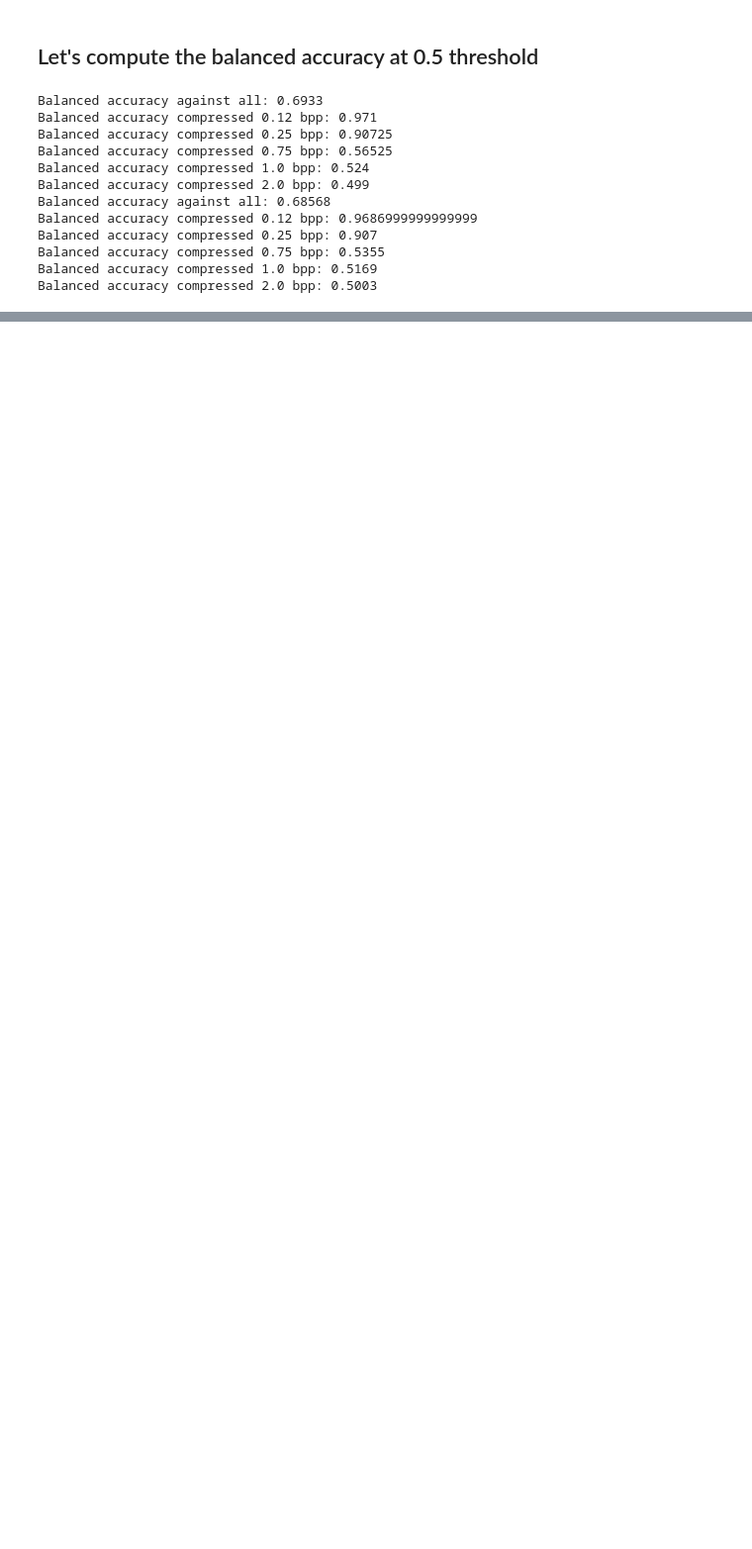
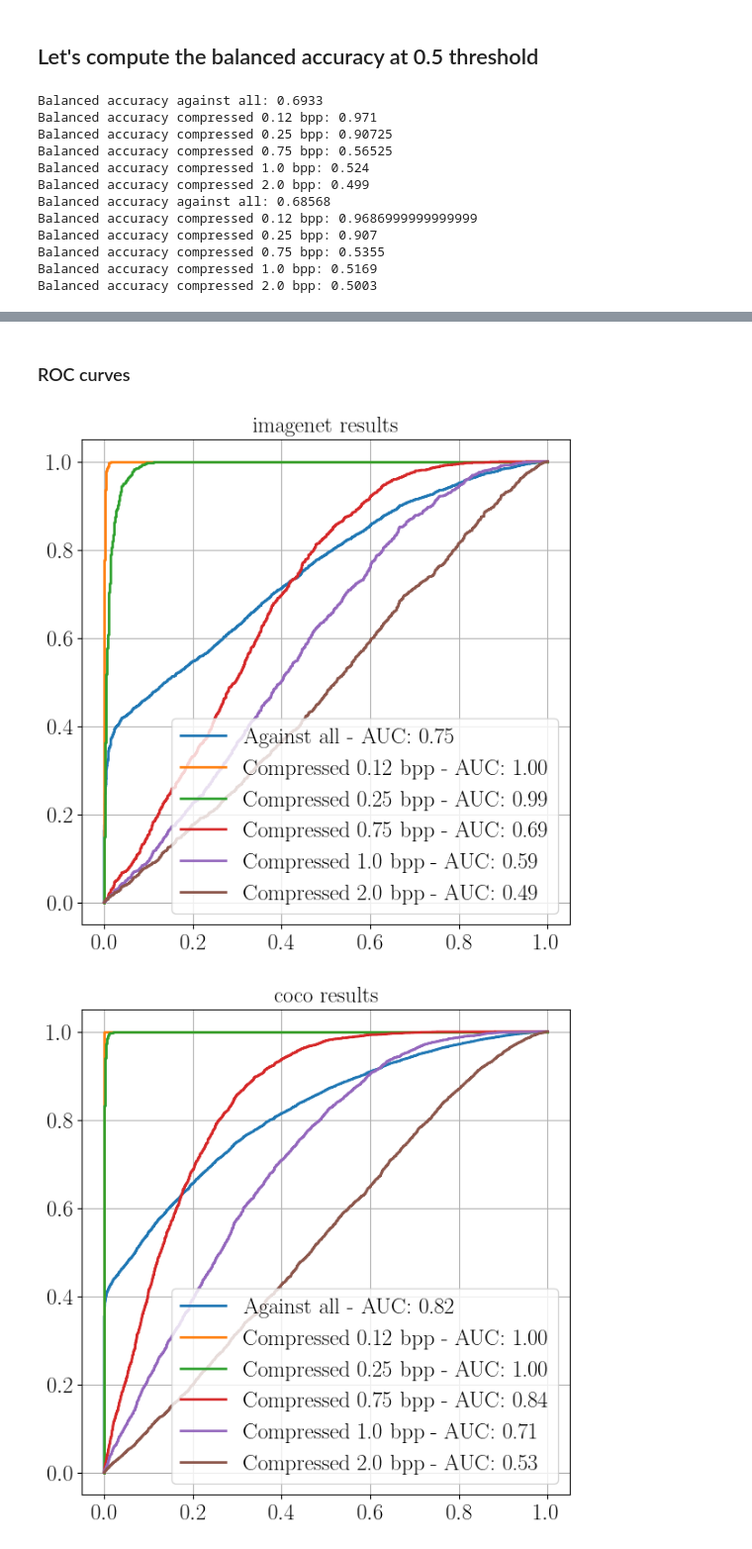
Before and after one commit to polimi-ispl/jpeg-ai-antifor, a Jupyter notebook: notebook/Results analysis.ipynb, the cells around one changed output, grey strips where cells are left out. Shown at 99% size. Drawn from its saved outputs; the diff is of its cells as text; code cells hidden in the pictures; blank space fills up the shorter version.

```diff
--- a/notebook/Results analysis.ipynb
+++ b/notebook/Results analysis.ipynb
@@ -170,0 +246,28 @@ Balanced accuracy compressed 2.0 bpp: 0.5003
+# %% [markdown]
+### ROC curves
+# %%
+from sklearn.metrics import roc_curve, roc_auc_score
+
+
+for dataset_name in results['dataset'].unique():
+    results_dataset = results[results['dataset'] == dataset_name]
+    compressed = results_dataset[results_dataset['compressed'] == True]
+    not_compressed = results_dataset[results_dataset['compressed'] == False]
+    fpr, tpr, _ = roc_curve(results_dataset['compressed'], results_dataset['logits'])
+    # Compute area under the curve
+    roc_auc = roc_auc_score(results_dataset['compressed'], results_dataset['logits'])
+    plt.figure(figsize=(7, 7))
+    plt.plot(fpr, tpr, label='Against all - AUC: %.2f' % roc_auc)
+    for target_bpp in compressed['target_bpp'].unique():
+        dataset = pd.concat([compressed[compressed['target_bpp'] == target_bpp], not_compressed])
+        fpr, tpr, _ = roc_curve(dataset['compressed'], dataset['logits'])
+        # Compute area under the curve
+        roc_auc = roc_auc_score(dataset['compressed'], dataset['logits'])
+        plt.plot(fpr, tpr, label=f'Compressed {target_bpp} bpp - AUC: %.2f' % roc_auc)
+    plt.legend(loc='lower right')
+    plt.title(f'{dataset_name} results')
+    plt.grid()
+    plt.show()
+# %% [output]
+[figure, added]
+[figure, added]
```
Also changed, not shown: parts of 22 cells of this notebook.
